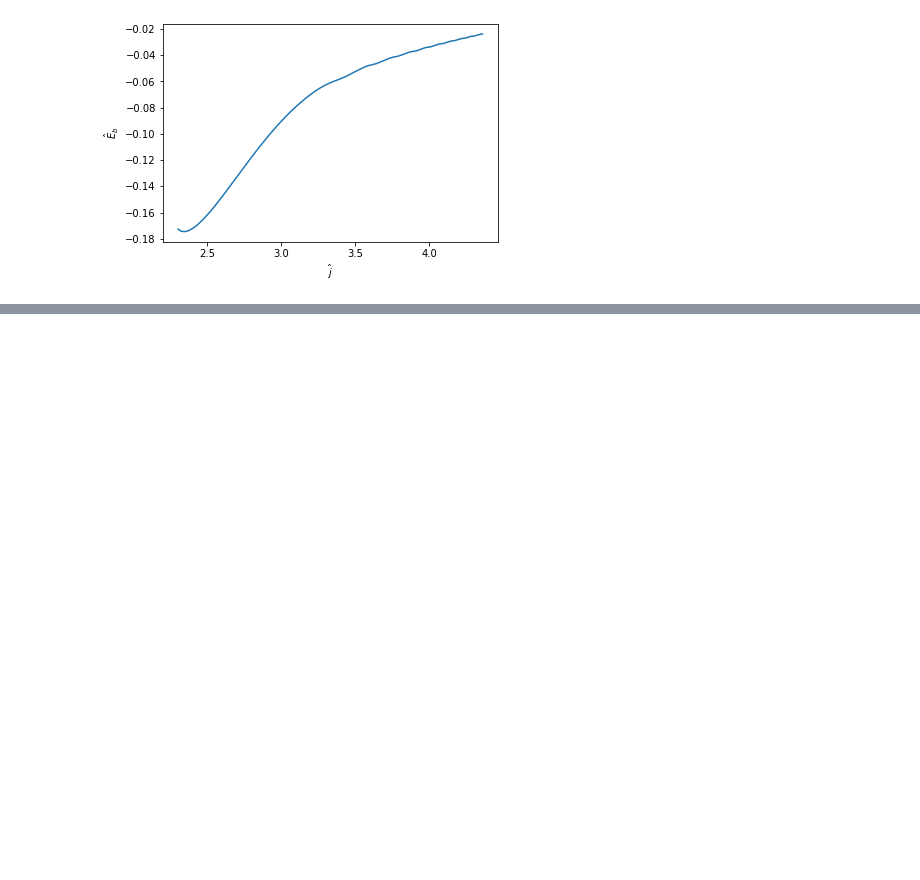
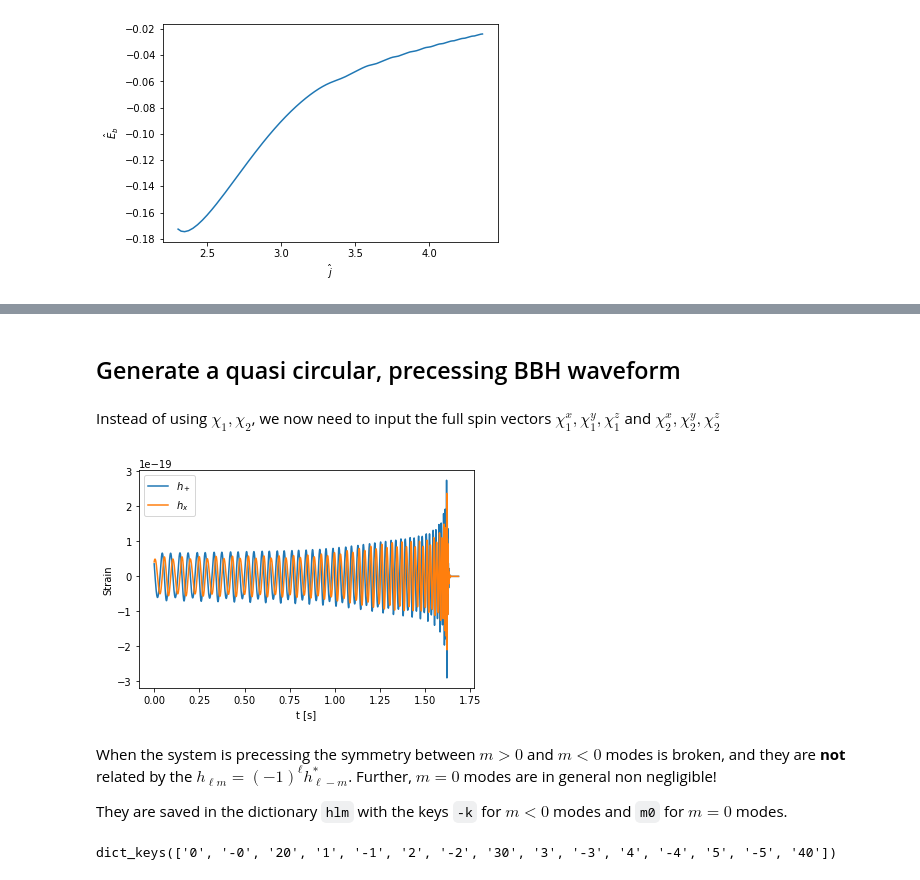
Before and after one commit to RoxGamba/teobresums-hands-on, a Jupyter notebook: WaveformTutorial.ipynb, the cells around one changed output, grey strips where cells are left out. Drawn from its saved outputs; the diff is of its cells as text; code cells hidden in the pictures; blank space fills up the shorter version.

Commit message:
add precessing example, update to work with dev/DALI

```diff
--- a/WaveformTutorial.ipynb
+++ b/WaveformTutorial.ipynb
@@ -225,0 +231,55 @@ plt.show()
+# %% [markdown]
+## Generate a quasi circular, precessing BBH waveform
+# %% [markdown]
+Instead of using $\chi_1, \chi_2$, we now need to input the full spin vectors $\chi_1^x, \chi_1^y, \chi_1^z$ and $\chi_2^x, \chi_2^y, \chi_2^z$
+# %%
+pars_prec = {
+     # System parametes, assuming aligned spins
+    'M'                  : 50.,    # Total mass
+    'q'                  : 3.,     # Mass ratio m1/m2 > 1
+    'chi1x'              : 0.1,    # x component of chi_1
+    'chi2x'              : -0.1,   # x component of chi_2
+    'chi1y'              : 0,      # y component of chi_1
+    'chi2y'              : 0.2,    # y component of chi_2
+    'chi1z'              : 0.3,    # z component of chi_1
+    'chi2z'              : -0.3,   # z component of chi_2
+    'LambdaAl2'          : 0.,     # Quadrupolar tidal parameter of body 1 (A)
+    'LambdaBl2'          : 0.,     # Quadrupolar tidal parameter of body 2 (B)
+    'inclination'        : np.pi/3, # inclination of the binary
+
+    # Initial conditions and output time grid
+    'initial_frequency'  : 20.,    # initial freuquency
+    'domain'             : 0,      # Time domain. EOBSPA is not available for eccentric waveforms!
+    'srate_interp'       : 4096,   # Srate at which to interpolate. Default = 4096.
+    'use_geometric_units': "no",   # output quantities in geometric units. Default = 1
+    'interp_uniform_grid': "yes",  # interpolate mode by mode on a uniform grid. Default = "no" (no interpolation)
+    'postadiabatic_dynamics':"yes",
+
+    # Modes
+    'use_mode_lm'        : [0,1,2,3,4,5],    # List of modes to use/output through EOBRunPy.
+
+    # Output parameters (Python)
+    'arg_out'            : "yes",     # Output hlm/hflm. Default = "no"
+    'output_hpc'         : "no",      # Output waveform. Default = 1.
+    }
+# %%
+# Generate and plot the waveform
+
+t, hp, hc, hlm, dyn = EOBRun_module.EOBRunPy(pars_prec)
+
+plt.plot(t, hp, label='$h_+$')
+plt.plot(t, hc, label='$h_x$')
+plt.xlabel('t [s]')
+plt.ylabel('Strain')
+plt.legend()
+plt.show()
+# %% [output]
+[figure, added]
+# %% [markdown]
+When the system is precessing the symmetry between $m>0$ and $m<0$ modes is broken, and they are **not** related by the $h_{\ell m} = (-1)^\ell h_{\ell -m}^*$. Further, $m=0$ modes are in general non negligible!
+
+They are saved in the dictionary `hlm` with the keys `-k` for $m<0$ modes and `m0` for $m=0$ modes.
+# %%
+print(hlm.keys())
+# %% [output]
+dict_keys(['0', '-0', '20', '1', '-1', '2', '-2', '30', '3', '-3', '4', '-4', '5', '-5', '40'])
```
Also changed, not shown: parts of 16 cells of this notebook.
